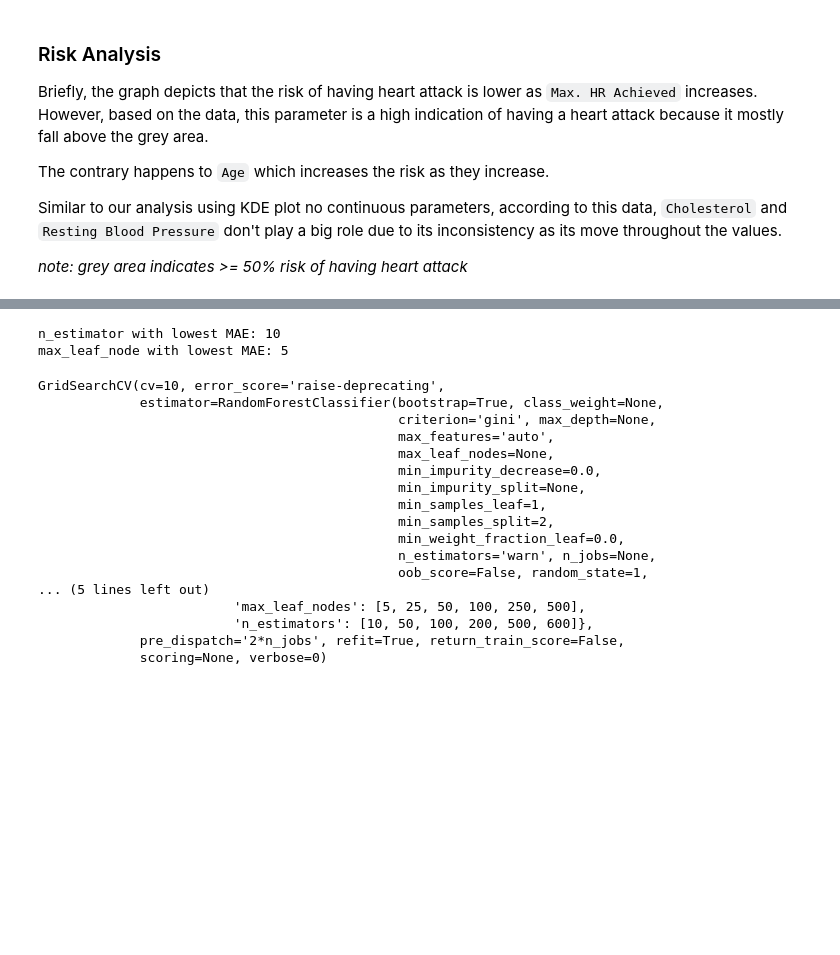
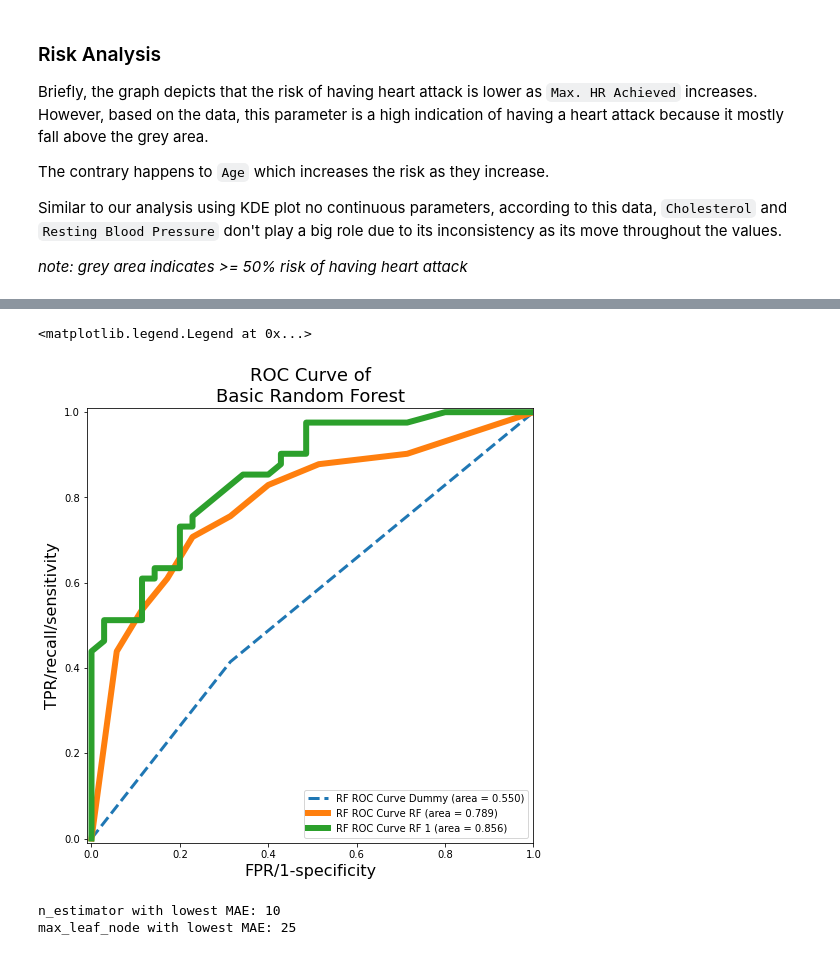
Before and after one commit to amrirasyidi/heart_attack_learn_1, a Jupyter notebook: ML_learn.ipynb, the cells around one changed output, grey strips where cells are left out. Drawn from its saved outputs; the diff is of its cells as text; code cells hidden in the pictures; blank space fills up the shorter version.

```diff
--- a/ML_learn.ipynb
+++ b/ML_learn.ipynb
@@ -479,0 +605,8 @@ forest_feat['feature'] = pd.Categorical(forest_feat['feature'], categories=fores
+# %%
+forest1 = RandomForestClassifier(bootstrap=True,
+                                 criterion='entropy',
+                                 max_features='auto',
+                                 max_leaf_nodes=50,
+                                 n_estimators=100,
+                                 random_state=420)
+forest1.fit(X_train, y_train)
@@ -480,3 +621,31 @@ forest_feat['feature'] = pd.Categorical(forest_feat['feature'], categories=fores
+# %%
+# Random Forest
+# ROC AUC
+fpr_rf, tpr_rf, thresholds_rf = roc_curve(y_val, forest.predict_proba(X_val)[:, 1])
+roc_auc_grd_rf = auc(fpr_rf, tpr_rf)
+
+fpr_dummy, tpr_dummy, thresholds_dummy = roc_curve(y_val, dummy_clf.predict_proba(X_val)[:, 1])
+roc_auc_grd_dummy = auc(fpr_dummy, tpr_dummy)
+
+fpr_rf1, tpr_rf1, thresholds_rf1 = roc_curve(y_val, forest1.predict_proba(X_val)[:, 1])
+roc_auc_grd_rf1 = auc(fpr_rf1, tpr_rf1)
+
+fig, ax = plt.subplots(figsize = (8,8))
+
+plt.plot(fpr_dummy, tpr_dummy, label="RF ROC Curve Dummy (area = {:0.3f})".format(roc_auc_grd_dummy), lw = 3, linestyle='--')
+plt.plot(fpr_rf, tpr_rf, label="RF ROC Curve RF (area = {:0.3f})".format(roc_auc_grd_rf), lw = 6)
+plt.plot(fpr_rf1, tpr_rf1, label="RF ROC Curve RF 1 (area = {:0.3f})".format(roc_auc_grd_rf1), lw = 6)
+# plt.plot([0, 1], [0, 1], color='navy', lw=3, linestyle='--')
+
+plt.xlim([-0.01, 1.00])
+plt.ylim([-0.01, 1.01])
+plt.xlabel("FPR/1-specificity", fontsize=16)
+plt.ylabel("TPR/recall/sensitivity", fontsize=16)
+plt.title('ROC Curve of\nBasic Random Forest', fontsize=18)
+plt.legend(loc=4)
+# %% [output]
+<matplotlib.legend.Legend at 0x...>
+[figure, added]
 # %%
 # specify the model, first we will use random forest
 # we will also check the best n estimator for the model
@@ -520,35 +689,8 @@ mae_df = pd.DataFrame(rows_list)
 #  + theme(figure_size=(10, 4))
 # )
 # %%
-print("n_estimator with lowest MAE:",mae_df[mae_df['MAE'] == mae_df['MAE'].min()].n_estimators.values[0])
-print("max_leaf_node with lowest MAE:",mae_df[mae_df['MAE'] == mae_df['MAE'].min()].max_leaf_node.values[0])
+# print("n_estimator with lowest MAE:",mae_df[mae_df['MAE'] == mae_df['MAE'].min()].n_estimators.values[0])
+# print("max_leaf_node with lowest MAE:",mae_df[mae_df['MAE'] == mae_df['MAE'].min()].max_leaf_node.values[0])
 # %% [output]
 n_estimator with lowest MAE: 10
-max_leaf_node with lowest MAE: 5
+max_leaf_node with lowest MAE: 25
-# %%
-param_grid = {'n_estimators': n_estimator,
-              'max_leaf_nodes': max_leaf_node,
-              'max_features': ['auto', 'sqrt'],
-              'bootstrap': [True, False],
-              'criterion':['entropy', 'gini']}
-
-rfcgrid = GridSearchCV(RandomForestClassifier(random_state=1), param_grid, verbose=0, cv=10, n_jobs=-2)
-rfcgrid.fit(train_X, train_y)
-# %% [output]
-GridSearchCV(cv=10, error_score='raise-deprecating',
-             estimator=RandomForestClassifier(bootstrap=True, class_weight=None,
-                                              criterion='gini', max_depth=None,
-                                              max_features='auto',
-                                              max_leaf_nodes=None,
-                                              min_impurity_decrease=0.0,
-                                              min_impurity_split=None,
-                                              min_samples_leaf=1,
-                                              min_samples_split=2,
-                                              min_weight_fraction_leaf=0.0,
-                                              n_estimators='warn', n_jobs=None,
-                                              oob_score=False, random_state=1,
-... (5 lines left out)
-                         'max_leaf_nodes': [5, 25, 50, 100, 250, 500],
-                         'n_estimators': [10, 50, 100, 200, 500, 600]},
-             pre_dispatch='2*n_jobs', refit=True, return_train_score=False,
-             scoring=None, verbose=0)
```
Also changed, not shown: parts of 31 cells of this notebook.
